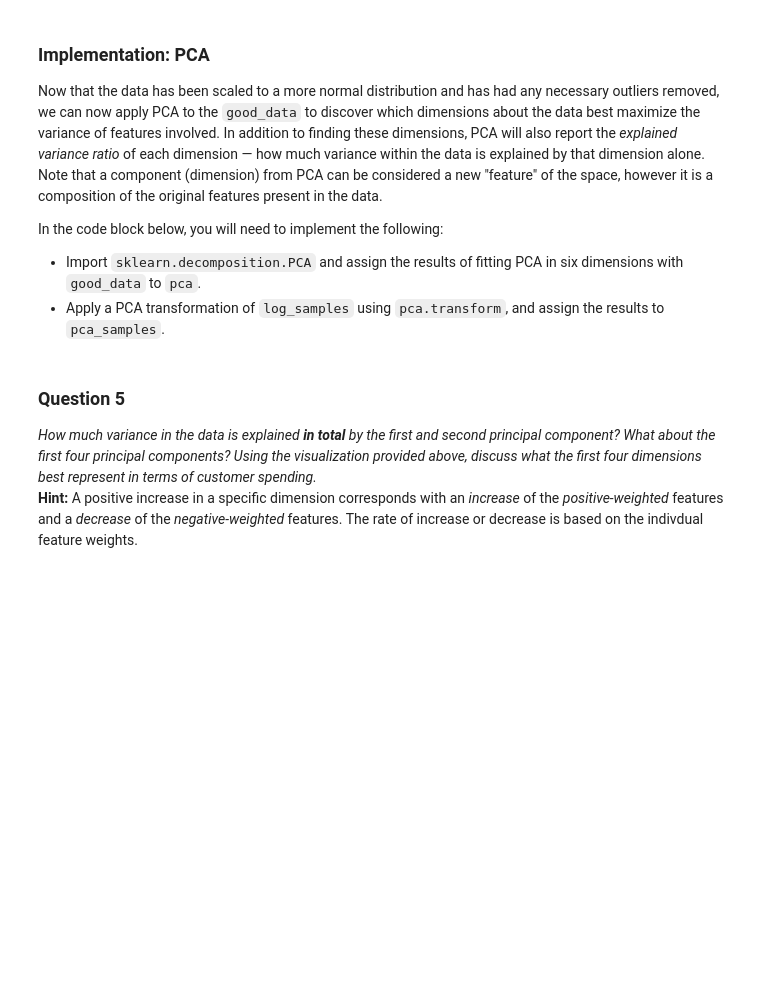
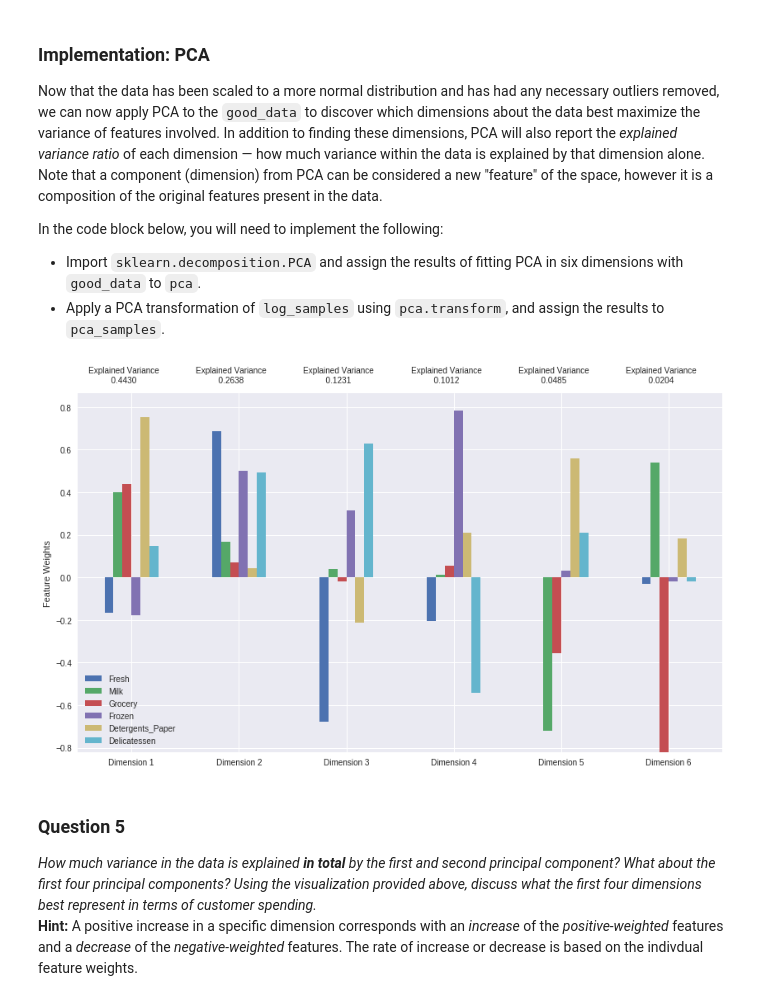
Before and after one commit to jirivrany/machine-learning, a Jupyter notebook: projects/customer_segments/customer_segments.ipynb, the cells around one changed output. Cells and saved outputs as stored; diff of their text form; code cells hidden in the pictures; blank space fills up the shorter version.

```diff
--- a/projects/customer_segments/customer_segments.ipynb
+++ b/projects/customer_segments/customer_segments.ipynb
@@ -226,9 +226,10 @@ for feature in log_data.keys():
 
     # Display the outliers
     print "Data points considered outliers for the feature '{}':".format(feature)
+    print "Feature {} mean {}".format(feature, log_data[feature].mean())
     outl = log_data[~((log_data[feature] >= Q1 - step) & (log_data[feature] <= Q3 + step))]
     framelist.extend(outl.index.tolist())
-    #display(outl)
+    display(outl)
 
 # OPTIONAL: Select the indices for data points you wish to remove
 from collections import defaultdict
@@ -236,8 +237,12 @@ d = defaultdict(int)
 for row in framelist:
     d[row] += 1
 
-outliers  = [key for key, val in d.iteritems() if val > 2]
-print outliers
+outliers_1  = [key for key, val in d.iteritems() if val >= 1]
+outliers_2  = [key for key, val in d.iteritems() if val > 1]
+outliers_3  = [key for key, val in d.iteritems() if val > 2]
+outliers = outliers_2
+
+print "removing {} outliers: ".format(len(outliers)), outliers
 
 # Remove the outliers, if any were specified
 good_data = log_data.drop(log_data.index[outliers]).reset_index(drop = True)
@@ -266,14 +340,18 @@ In the code block below, you will need to implement the following:
  - Import `sklearn.decomposition.PCA` and assign the results of fitting PCA in six dimensions with `good_data` to `pca`.
  - Apply a PCA transformation of `log_samples` using `pca.transform`, and assign the results to `pca_samples`.
 # %%
-# TODO: Apply PCA by fitting the good data with the same number of dimensions as features
-pca = None
+# Apply PCA by fitting the good data with the same number of dimensions as features
+from sklearn.decomposition import PCA
+pca = PCA(n_components=6)
+pca.fit(good_data)
 
-# TODO: Transform log_samples using the PCA fit above
-pca_samples = None
+# Transform log_samples using the PCA fit above
+pca_samples = pca.transform(log_samples)
 
 # Generate PCA results plot
 pca_results = vs.pca_results(good_data, pca)
+# %% [output]
+[figure, added]
 # %% [markdown]
 ### Question 5
 *How much variance in the data is explained* ***in total*** *by the first and second principal component? What about the first four principal components? Using the visualization provided above, discuss what the first four dimensions best represent in terms of customer spending.*
```
Also changed, not shown: parts of 12 cells of this notebook.
